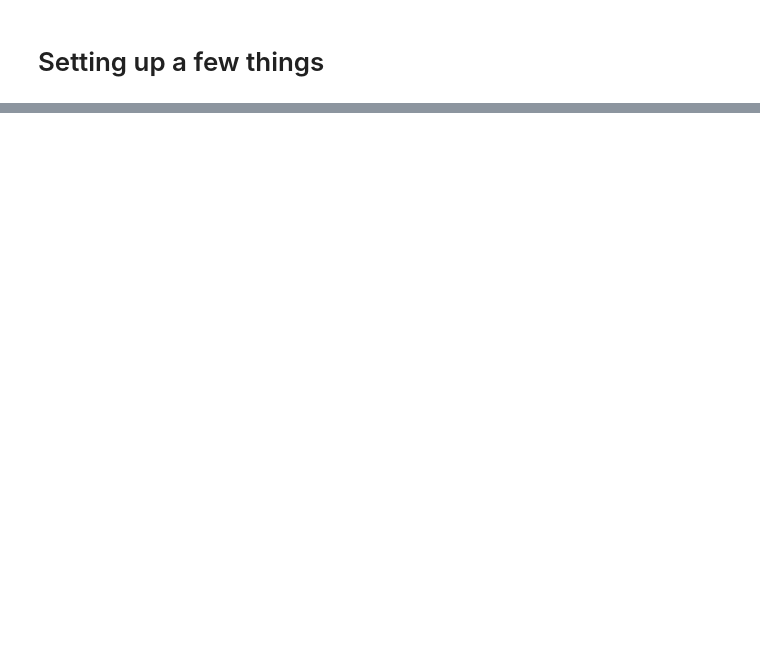
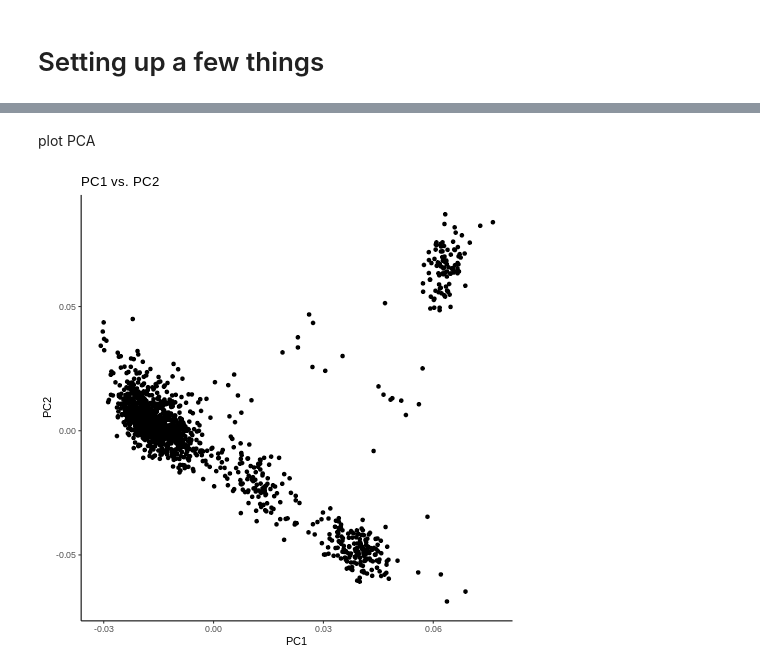
Before and after one commit to DCEG-workshops/statgen_workshop_tutorial, a Jupyter notebook: src/02_qc.ipynb, the cells around one changed output, grey strips where cells are left out. Saved outputs shown, nothing was run; the diff lists cells and outputs as text; code cells hidden in the pictures; blank space fills up the shorter version.

```diff
--- a/src/02_qc.ipynb
+++ b/src/02_qc.ipynb
@@ -51,0 +459,12 @@ print(analysis_dir)
+# %% [markdown]
+plot PCA
+# %%
+%%R
+pca <- fread(glue(analysis_dir, "penncath.geno0.01.mind0.01.LD0.3.eigenvec"))
+
+pca %>% rename (PC1 = V3, PC2 = V4) %>%
+        ggplot(aes(x = PC1, y = PC2)) +
+        geom_point() +
+        labs(title = "PC1 vs. PC2") + theme_classic()
+# %% [output]
+[figure, added]
```
Also changed, not shown: parts of 51 cells of this notebook.
